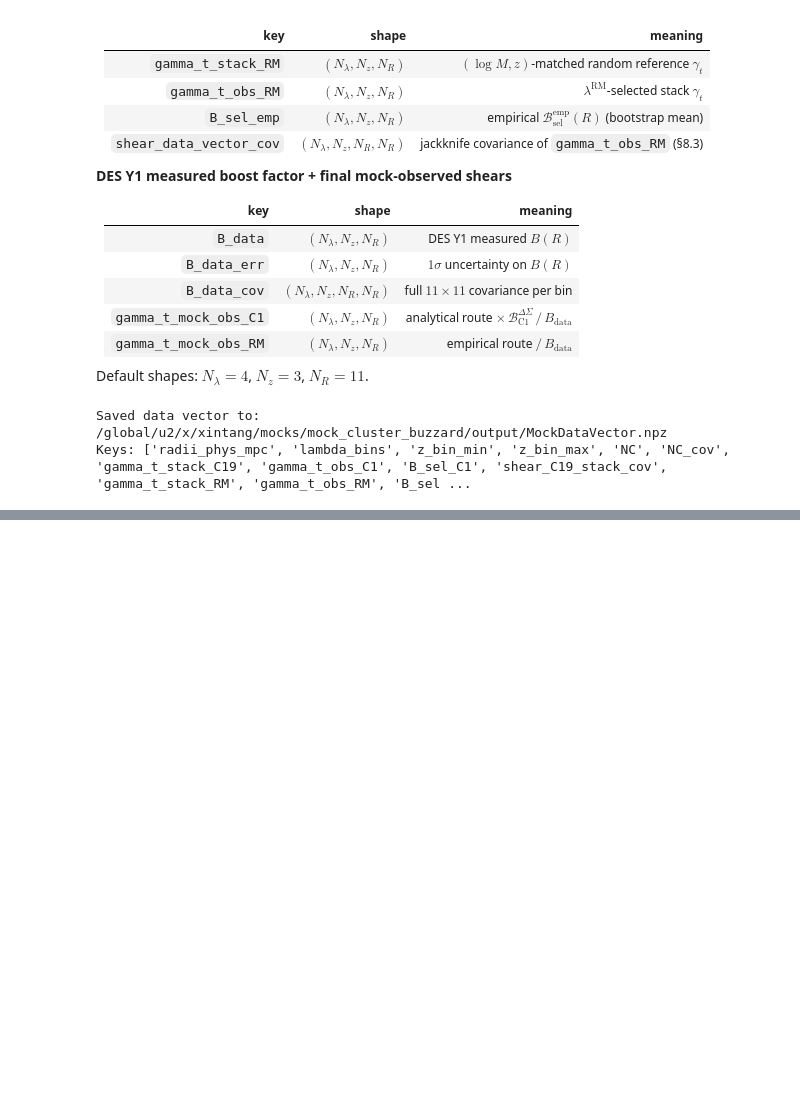
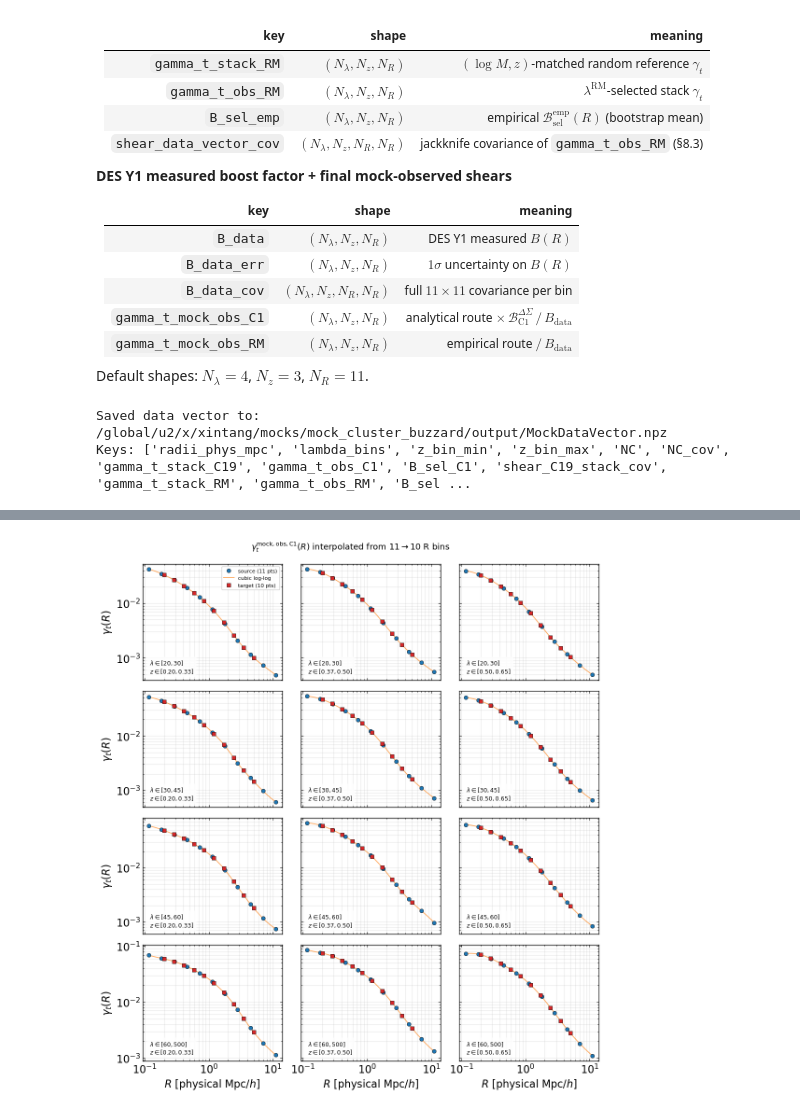
Before and after one commit to xtang126/mock_cluster_buzzard, a Jupyter notebook: MockDataVector.ipynb, the cells around one changed output, grey strips where cells are left out. Saved outputs shown, nothing was run; the diff lists cells and outputs as text; code cells hidden in the pictures; blank space fills up the shorter version.

```diff
--- a/MockDataVector.ipynb
+++ b/MockDataVector.ipynb
@@ -2181,3 +2166,87 @@ print('Keys:', list(np.load(out_path).keys()))
 # %% [output]
 Saved data vector to: /global/u2/x/xintang/mocks/mock_cluster_buzzard/output/MockDataVector.npz
 Keys: ['radii_phys_mpc', 'lambda_bins', 'z_bin_min', 'z_bin_max', 'NC', 'NC_cov', 'gamma_t_stack_C19', 'gamma_t_obs_C1', 'B_sel_C1', 'shear_C19_stack_cov', 'gamma_t_stack_RM', 'gamma_t_obs_RM', 'B_sel ...
+# %%
+from scipy.interpolate import interp1d
+
+# Source R (from boost file), converted with h=0.70 (Buzzard; DeRose+2019 Table 1)
+R_src = radii * 0.70                     # physical Mpc/h
+
+# Target grid (physical Mpc/h; confirm this matches your source convention)
+R_tgt = np.array([0.200, 0.286, 0.409, 0.585, 0.836,
+                  1.196, 1.710, 2.445, 3.497, 5.000])
+
+# Log-log cubic interpolation (γ_t > 0 in this range, so log is safe)
+f = interp1d(np.log(R_src), np.log(gamma_t_mock_obs_C1),
+             kind='cubic', bounds_error=True)
+gamma_t_tgt = np.exp(f(np.log(R_tgt)))
+# %%
+N_LAM, N_Z, N_R = 4, 3, 11
+# ------------------------------------------------------------
+# Interpolation: log-log cubic along the R (last) axis
+# ------------------------------------------------------------
+def loglog_interp(y_src, R_src, R_tgt, kind='cubic'):
+    """
+    Interpolate y_src (..., n_R_src) -> (..., n_R_tgt) in log-log.
+
+    Wright & Brainerd 2000 (arXiv:astro-ph/9908213) Eqs. 11-16 give NFW DSigma(R)
+    with smooth logarithmic slope varying in [-0.5, -2]; Seljak 2000
+    (arXiv:astro-ph/0001493) Sec 5 gives the 2-halo term via Hankel transform
+    of P_mm^lin, also smooth in log R. Cubic in (log R, log gamma_t) therefore
+    has O((d log R)^4) error and no overshoot risk within [R_src.min, R_src.max].
+    """
+    logR_s, logR_t = np.log(R_src), np.log(R_tgt)
+    orig = y_src.shape
+    y_flat = y_src.reshape(-1, orig[-1])
+    out = np.empty((y_flat.shape[0], len(R_tgt)))
+    for i in range(y_flat.shape[0]):
+        f = interp1d(logR_s, np.log(y_flat[i]), kind=kind, bounds_error=True)
+        out[i] = np.exp(f(logR_t))
+    return out.reshape(orig[:-1] + (len(R_tgt),))
+
+gamma_t_tgt = loglog_interp(gamma_t_mock_obs_C1, R_src, R_tgt, kind='cubic')
+print("Interpolated shape:", gamma_t_tgt.shape)
+
+# ------------------------------------------------------------
+# Plot: 4 (lambda) x 3 (z) grid of gamma_t vs R
+# ------------------------------------------------------------
+fig, axes = plt.subplots(N_LAM, N_Z, figsize=(11, 12),
+                        sharex=True, sharey='row')
+
+for il in range(N_LAM):
+    for iz in range(N_Z):
+        ax = axes[il, iz]
+        ax.loglog(R_src, gamma_t_mock_obs_C1[il, iz], 'o', ms=6, color='C0',
+                  mec='k', mew=0.5, label='source (11 pts)', zorder=4)
+        # dense interp curve for eyeballing smoothness
+        R_dense = np.logspace(np.log10(R_src[0])+1e-6,
+                              np.log10(R_src[-1])-1e-6, 200)
+        f = interp1d(np.log(R_src),
+                     np.log(gamma_t_mock_obs_C1[il, iz]),
+                     kind='cubic', bounds_error=True)
+        ax.loglog(R_dense, np.exp(f(np.log(R_dense))), '-',
+                  color='C1', lw=1.2, alpha=0.7, label='cubic log-log')
+        ax.loglog(R_tgt, gamma_t_tgt[il, iz], 's', ms=6, color='C3',
+                  mec='k', mew=0.5, label='target (10 pts)', zorder=5)
+
+        # Annotations
+        lam_lo, lam_hi = LBDBINS[il], LBDBINS[il+1]
+        lam_str = f"$\\lambda \\in [{lam_lo},{lam_hi}]$" if lam_hi < 999 else f"$\\lambda \\geq {lam_lo}$"
+        z_str = f"$z\\in [{ZMIN_LIST[iz]:.2f},{ZMAX_LIST[iz]:.2f}]$"
+        ax.text(0.05, 0.05, f"{lam_str}\n{z_str}",
+                transform=ax.transAxes, fontsize=9, va='bottom',
+                bbox=dict(fc='white', ec='none', alpha=0.85))
+        ax.grid(alpha=0.3, which='both')
+        if il == 0 and iz == 0:
+            ax.legend(loc='upper right', fontsize=8, framealpha=0.9)
+
+for ax in axes[-1, :]:
+    ax.set_xlabel(r'$R$ [physical Mpc/$h$]')
+for ax in axes[:, 0]:
+    ax.set_ylabel(r'$\gamma_t(R)$')
+
+fig.suptitle(r'$\gamma_t^{\rm mock,obs,C1}(R)$ interpolated from 11$\to$10 R bins',
+             fontsize=13, y=0.995)
+plt.tight_layout()
+plt.show()
+# %% [output]
@@ -2183,0 +2254 @@ Keys: ['radii_phys_mpc', 'lambda_bins', 'z_bin_min', 'z_bin_max', 'NC', 'NC_cov'
+[figure, added]
```
Also changed, not shown: parts of 6 cells of this notebook, 4 other files.
